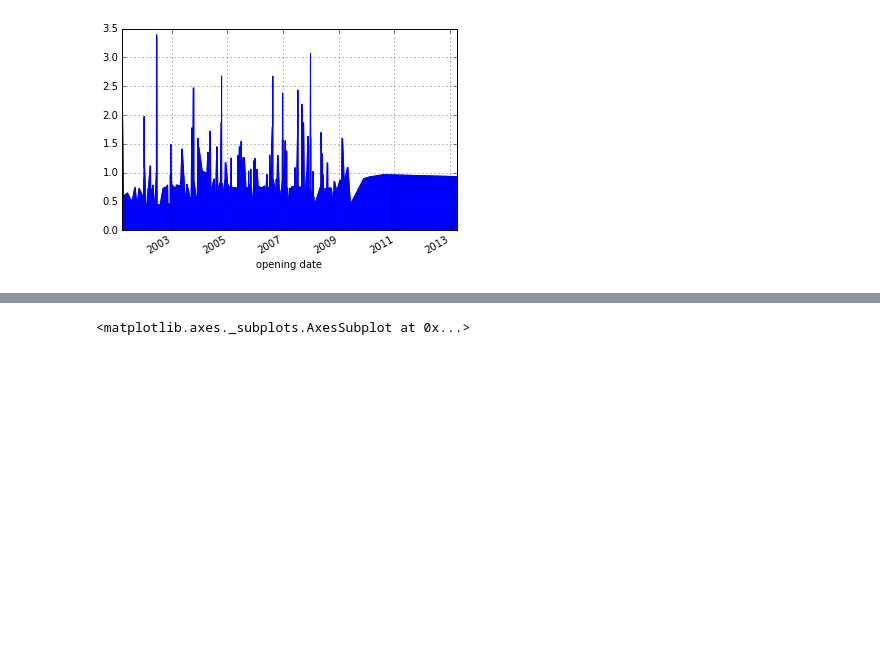
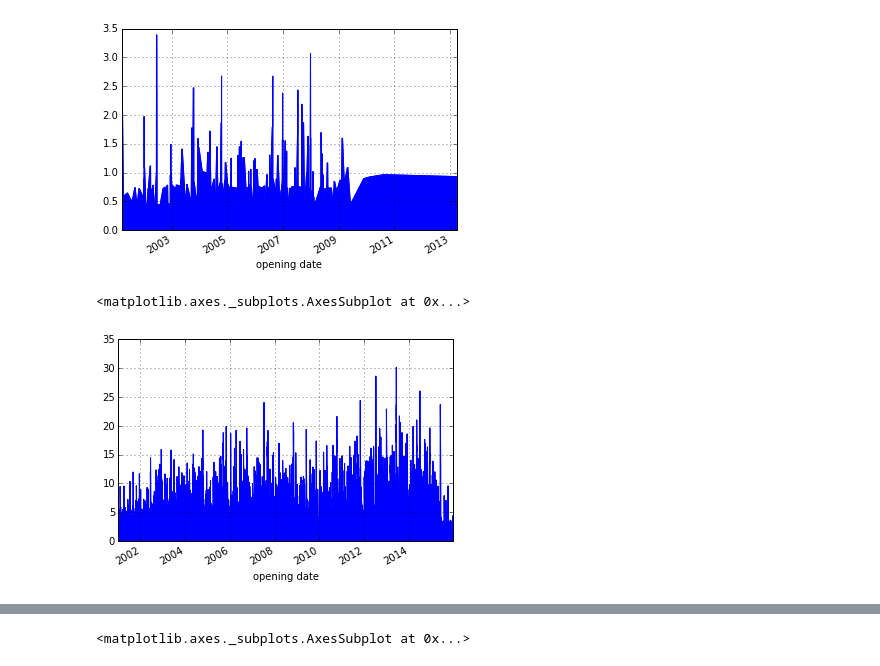
Before and after one commit to potatochip/movie_data_scraping, a Jupyter notebook: Violence_index_revised.ipynb, the cells around one changed output, grey strips where cells are left out. Saved outputs shown, nothing was run; the diff lists cells and outputs as text; code cells hidden in the pictures; blank space fills up the shorter version.

Commit message:
diff possible violence index plots finished

```diff
--- a/Violence_index_revised.ipynb
+++ b/Violence_index_revised.ipynb
@@ -272,7 +272,7 @@ for row in five_day_graph.iterrows():
 five_day_graph = five_day_graph.append(new_rows)
 five_day_graph = five_day_graph.sort_index()
 # %%
-seven_day_graph = five_day_graph
+seven_day_graph = five_day_graph.copy()
 # %%
 five_day_graph = five_day_graph.reset_index()
 five_day_graph_no_nan = five_day_graph.copy()
@@ -292,7 +292,3 @@ five_day_graph_no_nan.plot(kind='area')
 # %% [output]
 <matplotlib.axes._subplots.AxesSubplot at 0x...>
 [figure]
-# %%
-#7 day with decreasing weight per day
-seven_day_graph['reducing violence index'] = seven_day_graph['violence index']*np.tile([0.9**x for x in range(7)], len(seven_day_graph)/7)
-seven_day_graph['reducing implied violence index'] = seven_day_graph['implied violence index']*np.tile([0.9**x for x in range(7)], len(seven_day_graph)/7)
@@ -315,0 +297,11 @@ seven_day_graph['reducing implied violence index'] = seven_day_graph['implied vi
+# %%
+seven_day_graph = seven_day_graph.reset_index()
+seven_day_graph_no_nan = seven_day_graph.copy()
+# %%
+#7 day reducing with interpolation
+seven_day_graph_i = seven_day_graph.groupby('opening date').sum()
+seven_day_graph_i = seven_day_graph_i['reducing implied violence index']
+seven_day_graph_i.plot(kind='area')
+# %% [output]
+<matplotlib.axes._subplots.AxesSubplot at 0x...>
+[figure, added]
```
Also changed, not shown: parts of 6 cells of this notebook.
